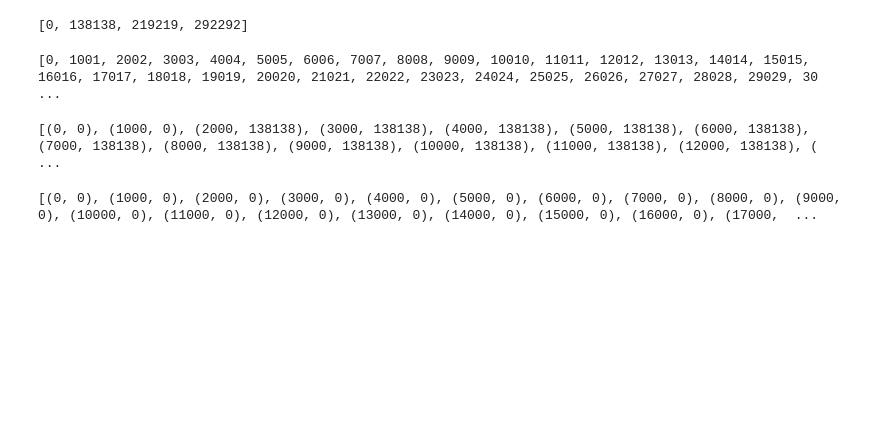
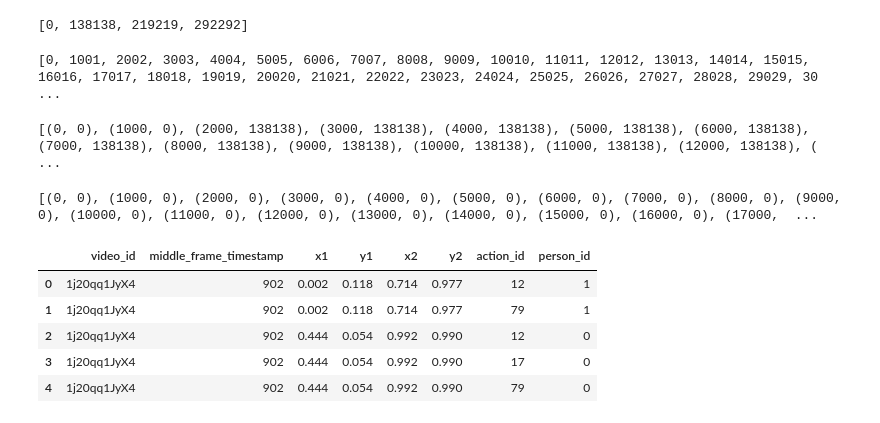
Before and after one commit to bjuncek/video_reader_benchmark, a Jupyter notebook: API_Explore.ipynb, the cells around one changed output. Cells and saved outputs as stored; diff of their text form; code cells hidden in the pictures; blank space fills up the shorter version.

```diff
--- a/API_Explore.ipynb
+++ b/API_Explore.ipynb
@@ -280,3 +290,17 @@ for i in range(0, 400000, 1000):
 print(all_pairs)
 # %% [output]
 [(0, 0), (1000, 0), (2000, 0), (3000, 0), (4000, 0), (5000, 0), (6000, 0), (7000, 0), (8000, 0), (9000, 0), (10000, 0), (11000, 0), (12000, 0), (13000, 0), (14000, 0), (15000, 0), (16000, 0), (17000,  ...
+# %%
+# AVA Dataset
+import pandas as pd
+## seting up and reading it
+root_dir = "/work/bjuncek/AVA_actions/ava_val_v2.2.csv"
+df = pd.read_csv(root_dir, names=["video_id", "middle_frame_timestamp", "x1", "y1", "x2", "y2", "action_id", "person_id"])
+df.head()
+# %% [output]
+|  | video_id | middle_frame_timestamp | x1 | y1 | x2 | y2 | action_id | person_id |
+| 0 | 1j20qq1JyX4 | 902 | 0.002 | 0.118 | 0.714 | 0.977 | 12 | 1 |
+| 1 | 1j20qq1JyX4 | 902 | 0.002 | 0.118 | 0.714 | 0.977 | 79 | 1 |
+| 2 | 1j20qq1JyX4 | 902 | 0.444 | 0.054 | 0.992 | 0.990 | 12 | 0 |
+| 3 | 1j20qq1JyX4 | 902 | 0.444 | 0.054 | 0.992 | 0.990 | 17 | 0 |
+| 4 | 1j20qq1JyX4 | 902 | 0.444 | 0.054 | 0.992 | 0.990 | 79 | 0 |
```
Also changed, not shown: parts of 9 cells of this notebook, 22 other files.
